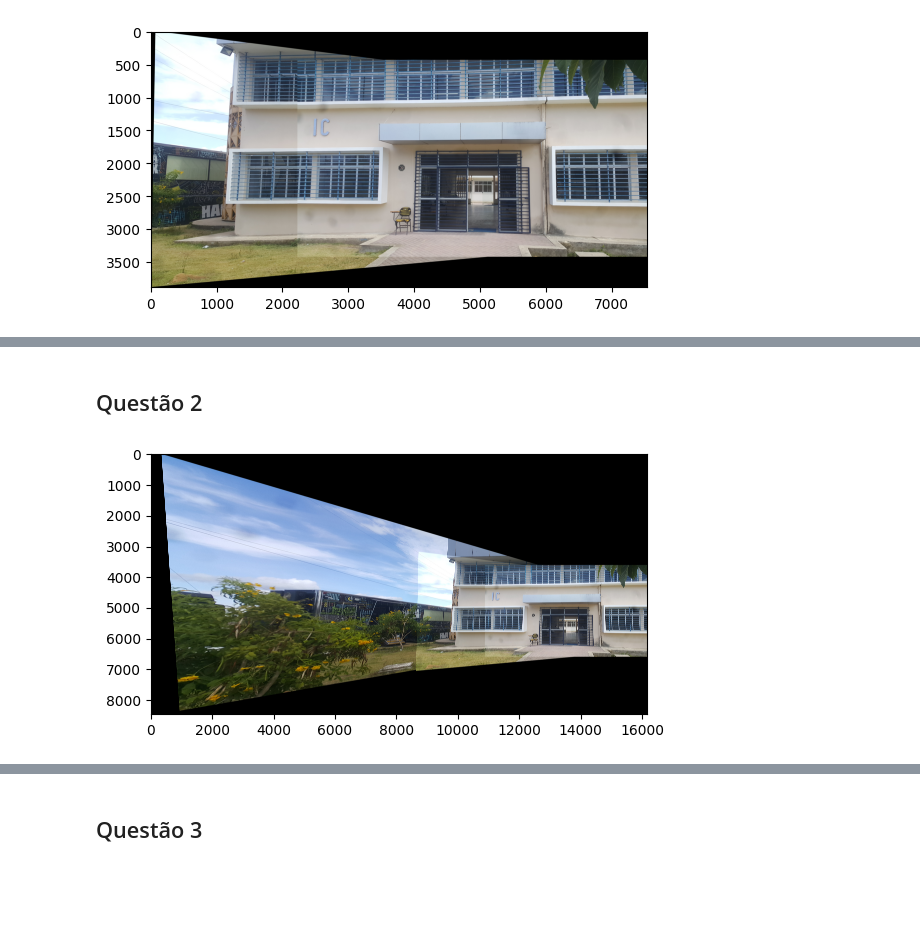
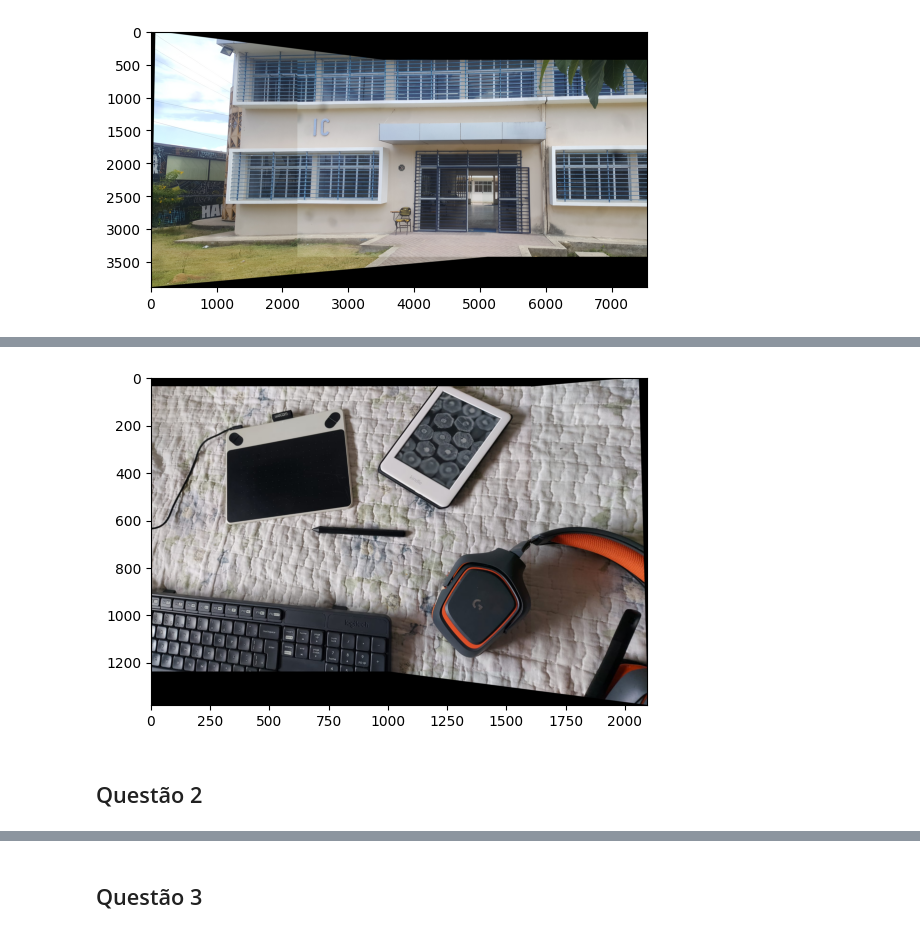
Before and after one commit to ghastcmd/computer-vision, a Jupyter notebook: list-3/lista3.ipynb, the cells around one changed output, grey strips where cells are left out. Saved outputs shown, nothing was run; the diff lists cells and outputs as text; code cells hidden in the pictures; blank space fills up the shorter version.

```diff
--- a/list-3/lista3.ipynb
+++ b/list-3/lista3.ipynb
@@ -258,2 +105,6 @@ show_stitch(stitch_two_images(image1, image2))
+# %%
+show_stitch(stitch_two_images(image7, image8))
+# %% [output]
+[figure, added]
 # %% [markdown]
 ## Questão 2
@@ -266,4 +110,0 @@ res2 = stitch_two_images(res1, image2)
-# %%
-show_stitch(res2)
-# %% [output]
-[figure, removed]
```
Also changed, not shown: parts of 19 cells of this notebook.
